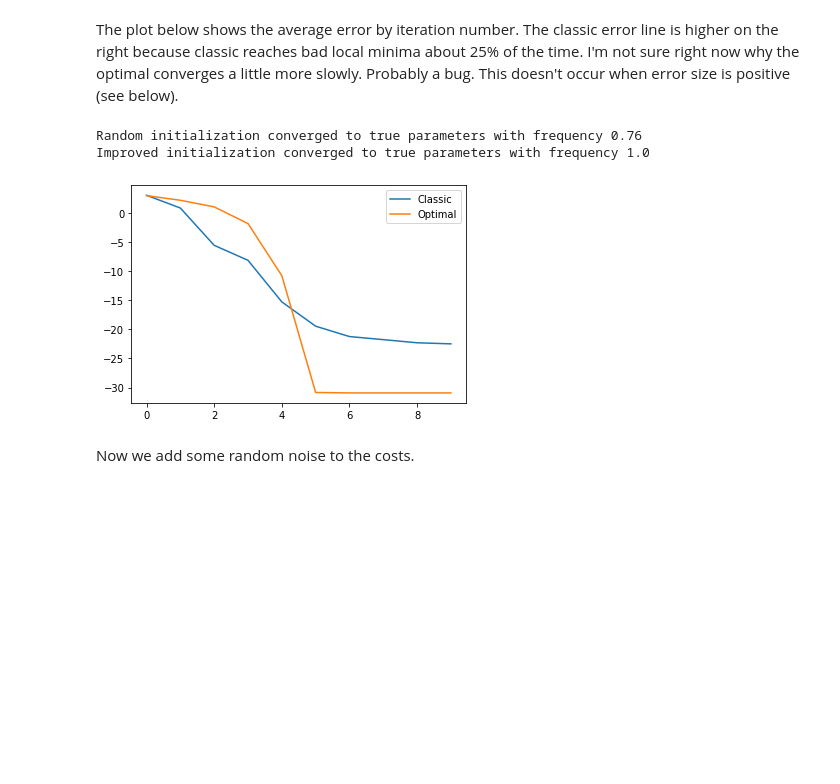
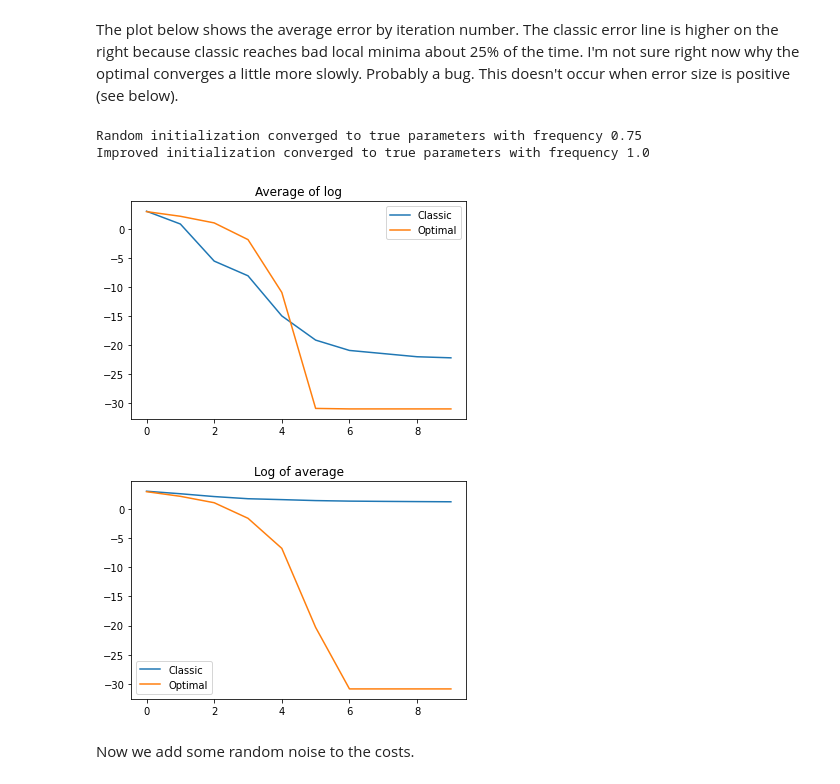
Before and after one commit to ahopen/math-tools-final-project, a Jupyter notebook: final_project_notebook.ipynb, the cells around one changed output. Saved outputs shown, nothing was run; the diff lists cells and outputs as text; code cells hidden in the pictures; blank space fills up the shorter version.

Commit message:
Add log of avg plot

```diff
--- a/final_project_notebook.ipynb
+++ b/final_project_notebook.ipynb
@@ -163,6 +163,8 @@ def simulate_fits(n_trips, error_size, n_sims):
 
     all_iter_errs_classic = []
     all_iter_errs_opt = []
+    all_iter_errs_classic_nolog = []
+    all_iter_errs_opt_nolog = []
     convergence_record_classic = []
     convergence_record_opt = []
 
@@ -178,6 +180,8 @@ def simulate_fits(n_trips, error_size, n_sims):
 
         all_iter_errs_classic.append(iter_errs_classic)
         all_iter_errs_opt.append(iter_errs_opt)
+        all_iter_errs_classic_nolog.append(np.exp(iter_errs_classic))
+        all_iter_errs_opt_nolog.append(np.exp(iter_errs_opt))
         convergence_record_classic.append(classic_converged)
         convergence_record_opt.append(optimal_converged)
 
@@ -186,6 +190,8 @@ def simulate_fits(n_trips, error_size, n_sims):
     all_iter_errs_opt = np.array(all_iter_errs_opt)
     avg_errs_classic = np.mean(all_iter_errs_classic, axis = 0)
     avg_errs_opt = np.mean(all_iter_errs_opt, axis = 0)
+    avg_errs_classic_nolog = np.mean(all_iter_errs_classic_nolog, axis = 0)
+    avg_errs_opt_nolog = np.mean(all_iter_errs_opt_nolog, axis = 0)
     classic_convergence_rate = np.mean(np.array(convergence_record_classic))
     optimal_convergence_rate = np.mean(np.array(convergence_record_opt))
 
@@ -196,15 +202,23 @@ def simulate_fits(n_trips, error_size, n_sims):
 
     plt.plot(avg_errs_classic, label = 'Classic')
     plt.plot(avg_errs_opt, label = 'Optimal')
+    plt.title('Average of log')
     plt.legend()
+    plt.show()
+
+    plt.plot(np.log(avg_errs_classic_nolog), label = 'Classic')
+    plt.plot(np.log(avg_errs_opt_nolog), label = 'Optimal')
+    plt.title('Log of average')
+    plt.legend()
 # %% [markdown]
 The plot below shows the average error by iteration number. The classic error line is higher on the right because classic reaches bad local minima about 25% of the time. I'm not sure right now why the optimal converges a little more slowly. Probably a bug. This doesn't occur when error size is positive (see below).
 # %%
-simulate_fits(n_trips = 10000, error_size = 0, n_sims = 200)
+simulate_fits(n_trips = 10000, error_size = 0, n_sims = 200)z
 # %% [output]
-Random initialization converged to true parameters with frequency 0.76
+Random initialization converged to true parameters with frequency 0.75
 Improved initialization converged to true parameters with frequency 1.0
-[figure, old version]
+[figure, new version]
+[figure, added]
 # %% [markdown]
 Now we add some random noise to the costs.
 # %%
```
Also changed, not shown: parts of 2 cells of this notebook.
